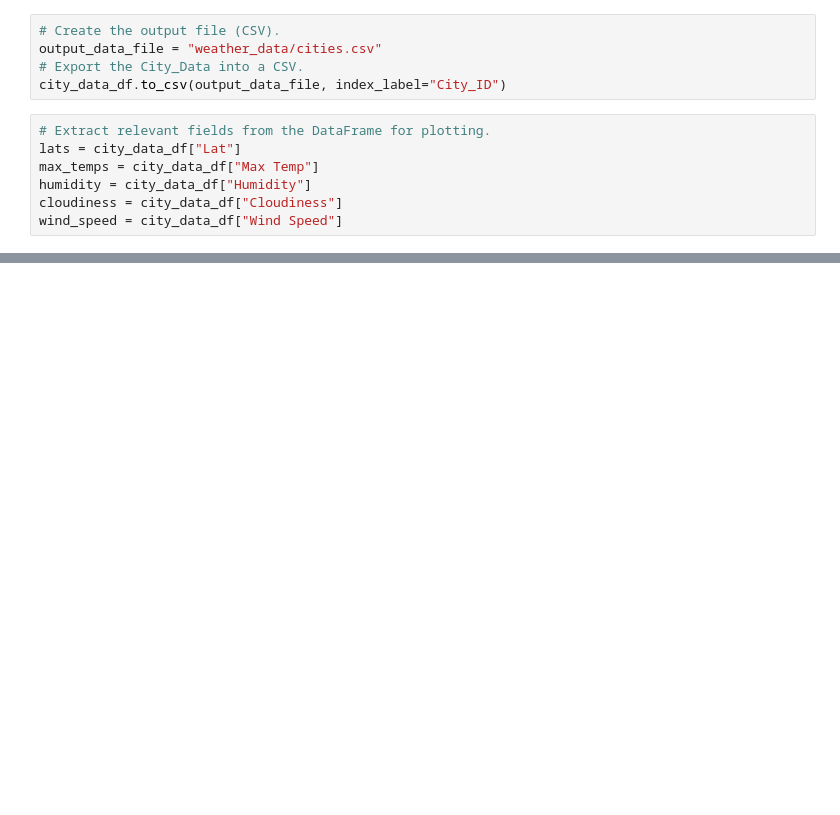
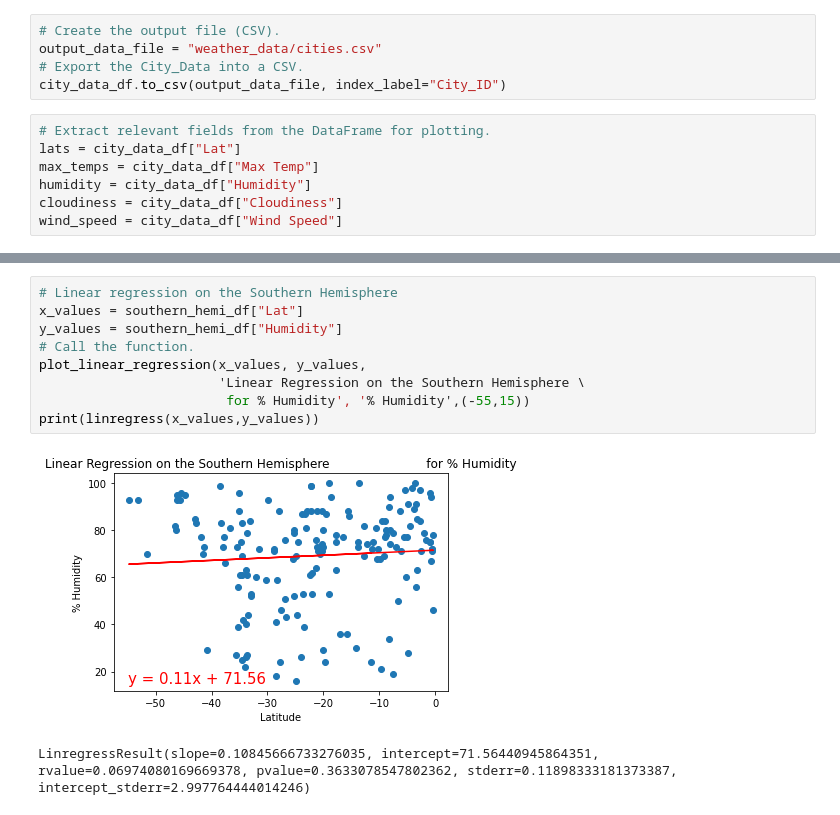
Before and after one commit to AllenAx91/World_Weather_Analysis, a Jupyter notebook: WeatherPy.ipynb, the cells around one changed output, grey strips where cells are left out. Cells and saved outputs as stored; diff of their text form; blank space fills up the shorter version.

```diff
--- a/WeatherPy.ipynb
+++ b/WeatherPy.ipynb
@@ -284,0 +262,12 @@ plt.show()
+# %%
+# Linear regression on the Southern Hemisphere
+x_values = southern_hemi_df["Lat"]
+y_values = southern_hemi_df["Humidity"]
+# Call the function.
+plot_linear_regression(x_values, y_values,
+                       'Linear Regression on the Southern Hemisphere \
+                        for % Humidity', '% Humidity',(-55,15))
+print(linregress(x_values,y_values))
+# %% [output]
+[figure, added]
+LinregressResult(slope=0.10845666733276035, intercept=71.56440945864351, rvalue=0.06974080169669378, pvalue=0.3633078547802362, stderr=0.11898333181373387, intercept_stderr=2.997764444014246)
```
Also changed, not shown: parts of 27 cells of this notebook.
